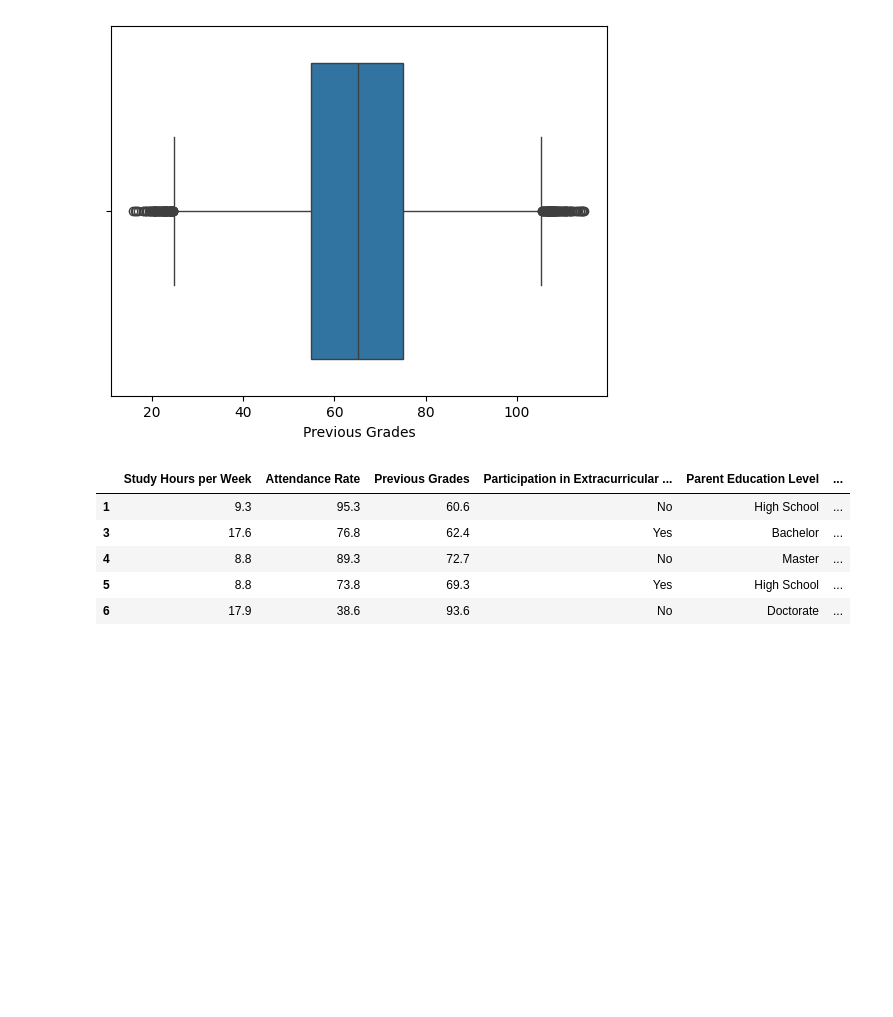
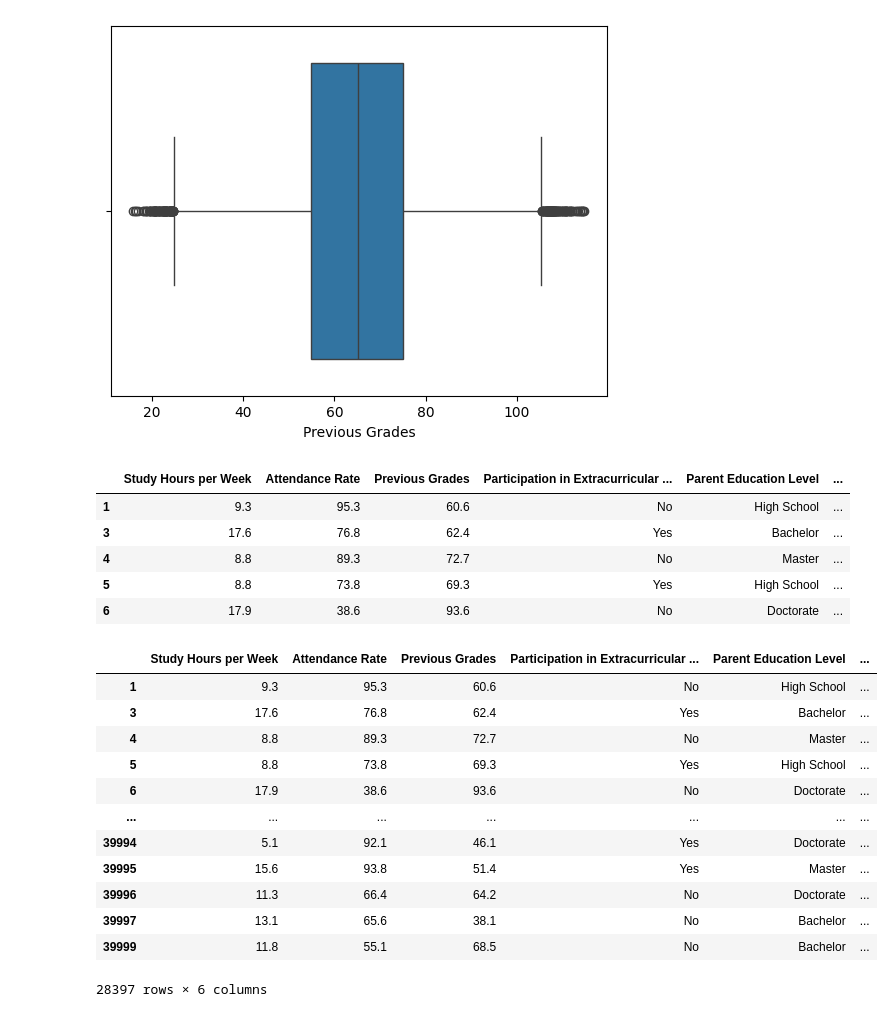
Before and after one commit to hahahang0/MLPracFromKaggle, a Jupyter notebook: studentPerformace/practical.ipynb, the cells around one changed output. Cells and saved outputs as stored; diff of their text form; code cells hidden in the pictures; blank space fills up the shorter version.

```diff
--- a/studentPerformace/practical.ipynb
+++ b/studentPerformace/practical.ipynb
@@ -346,0 +351,16 @@ encoder = ColumnTransformer(
+# %%
+temp_df
+# %% [output]
+|  | Study Hours per Week | Attendance Rate | Previous Grades | Participation in Extracurricular ... | Parent Education Level | ... |
+| 1 | 9.3 | 95.3 | 60.6 | No | High School | ... |
+| 3 | 17.6 | 76.8 | 62.4 | Yes | Bachelor | ... |
+| 4 | 8.8 | 89.3 | 72.7 | No | Master | ... |
+| 5 | 8.8 | 73.8 | 69.3 | Yes | High School | ... |
+| 6 | 17.9 | 38.6 | 93.6 | No | Doctorate | ... |
+| ... | ... | ... | ... | ... | ... | ... |
+| 39994 | 5.1 | 92.1 | 46.1 | Yes | Doctorate | ... |
+| 39995 | 15.6 | 93.8 | 51.4 | Yes | Master | ... |
+| 39996 | 11.3 | 66.4 | 64.2 | No | Doctorate | ... |
+| 39997 | 13.1 | 65.6 | 38.1 | No | Bachelor | ... |
+| 39999 | 11.8 | 55.1 | 68.5 | No | Bachelor | ... |
+28397 rows × 6 columns
```
Also changed, not shown: parts of 12 cells of this notebook.
